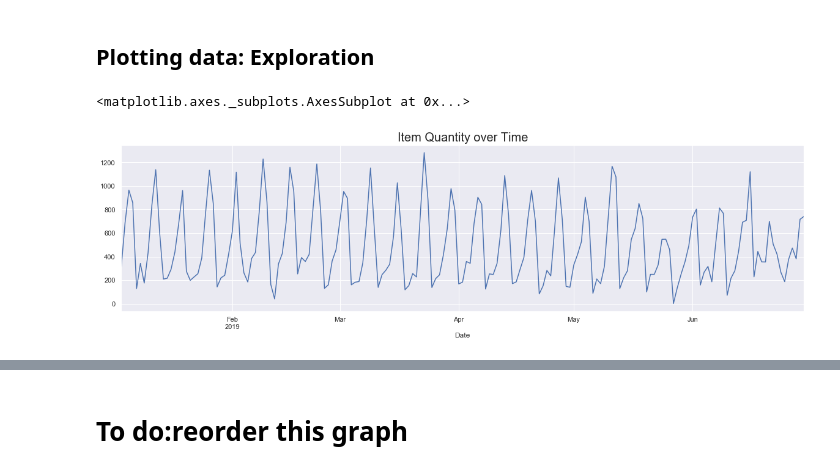
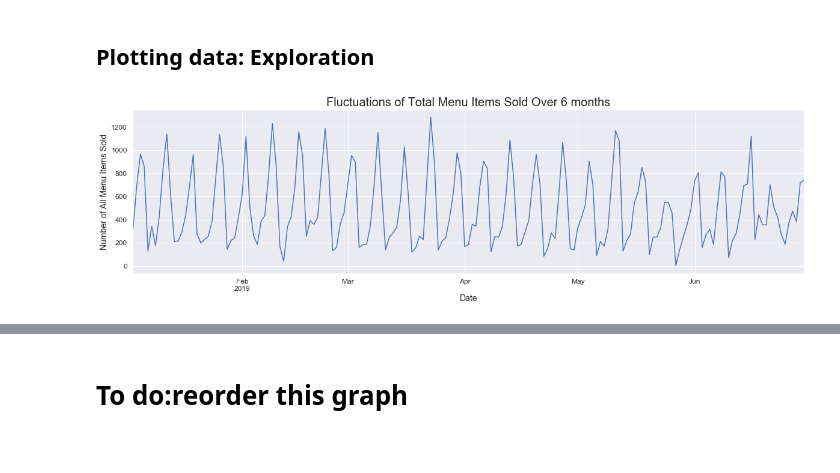
Before and after one commit to harr1582/Restaurant-Data-Project, a Jupyter notebook: Restaurant Preprocessing.ipynb, the cells around one changed output, grey strips where cells are left out. Cells and saved outputs as stored; diff of their text form; code cells hidden in the pictures.

```diff
--- a/Restaurant Preprocessing.ipynb
+++ b/Restaurant Preprocessing.ipynb
@@ -38,22 +92,27 @@ len(guest_count)
 # %%
-#All data besides January
+#January data upload
+jan_guest_count = [93,202,314,
+               320,52,117,67,186,247,388,
+              224,82,86,100,140,216,374,
+              87,53,102,85,121,221,473,
+              320,48,80,77,139]
 
 
-total_df = pd.DataFrame()
+total_df_jan = pd.DataFrame()
 
-days_passed = 29
+days_passed = 0
 i=0
 
 from glob import glob
 
-for file in glob(r'C:\Users\harr1\Desktop\Union Straw\*csv'):
+for file in glob(r'C:\Users\harr1\Desktop\Union Straw January\*csv'):
 
+    #Formatting df so the headers line up
+    df = pd.read_csv(file, usecols = np.arange(9))
 
-    df = pd.read_csv(file, index_col = 0)
-
-#Dropping empty/summary rows and superfluous information
-    df = df.dropna(subset = ['Menu Item'])
-    df_shrt = df[['Menu Group', 'Menu Item', 'Item Qty']]
+# #Dropping empty/summary rows and superfluous information
+    df = df.dropna(subset = ['Item Name'])
+    df_shrt = df[['Sales Category', 'Item Name', 'Quantity']]
 
 #Assigning date for dataframe
     open_date= "01/03/19"
@@ -64,15 +123,12 @@ for file in glob(r'C:\Users\harr1\Desktop\Union Straw\*csv'):
     df_shrt['Date'] = end_date
     df_shrt['DOTW'] = end_date.strftime("%A")
 
-    df_shrt['Guests'] = guest_count[i]
+    df_shrt['Guests'] = jan_guest_count[i]
 
-    total_df = total_df.append(df_shrt)
+    total_df_jan = total_df_jan.append(df_shrt)
 
     days_passed = days_passed+1
     i= i +1
-
-
-# df_shrt
 # %% [output]
 A value is trying to be set on a copy of a slice from a DataFrame.
 Try using .loc[row_indexer,col_indexer] = value instead
@@ -203,0 +161,4 @@ array(['Hamburger', 'Cheeseburger', 'Veggie Burger', 'A.B.E Burger',
+# %%
+all_data = all_data.dropna()
+len(all_data)
+all_data
@@ -206,12 +186,15 @@ array(['Hamburger', 'Cheeseburger', 'Veggie Burger', 'A.B.E Burger',
 # %%
 import seaborn as sns
 
 import seaborn as sns; sns.set()
 
 plt.figure(figsize= (20,5))
-plt.title('Item Quantity over Time', fontsize=20)
+plt.title('Fluctuations of Total Menu Items Sold Over 6 months', fontsize=20)
+plt.ylabel('Number of All Menu Items Sold', fontsize=14)
+plt.yticks(fontsize=12)
+plt.xlabel('Date', fontsize=14)
 all_data.groupby(['Date'])['Item Qty'].sum().plot()
-#plt.ylim(0, 100)
+plt.xticks(fontsize=12)
+plt.show()
 # %% [output]
-<matplotlib.axes._subplots.AxesSubplot at 0x...>
-[figure, old version]
+[figure, new version]
```
Also changed, not shown: parts of 38 cells of this notebook.
